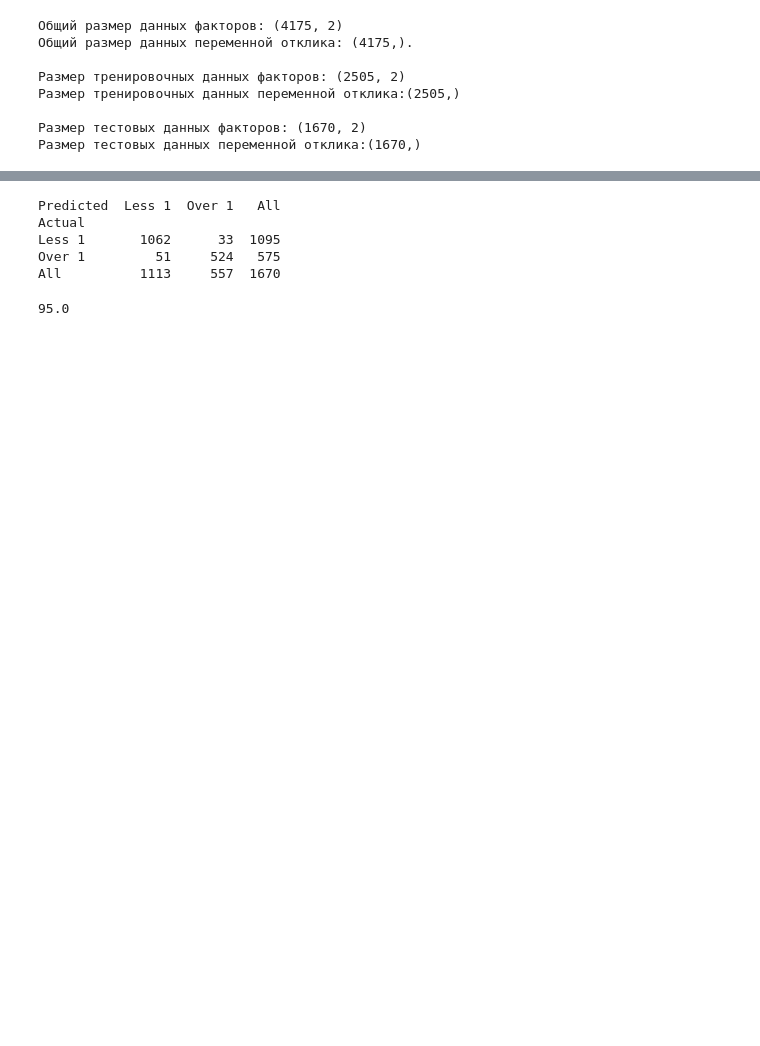
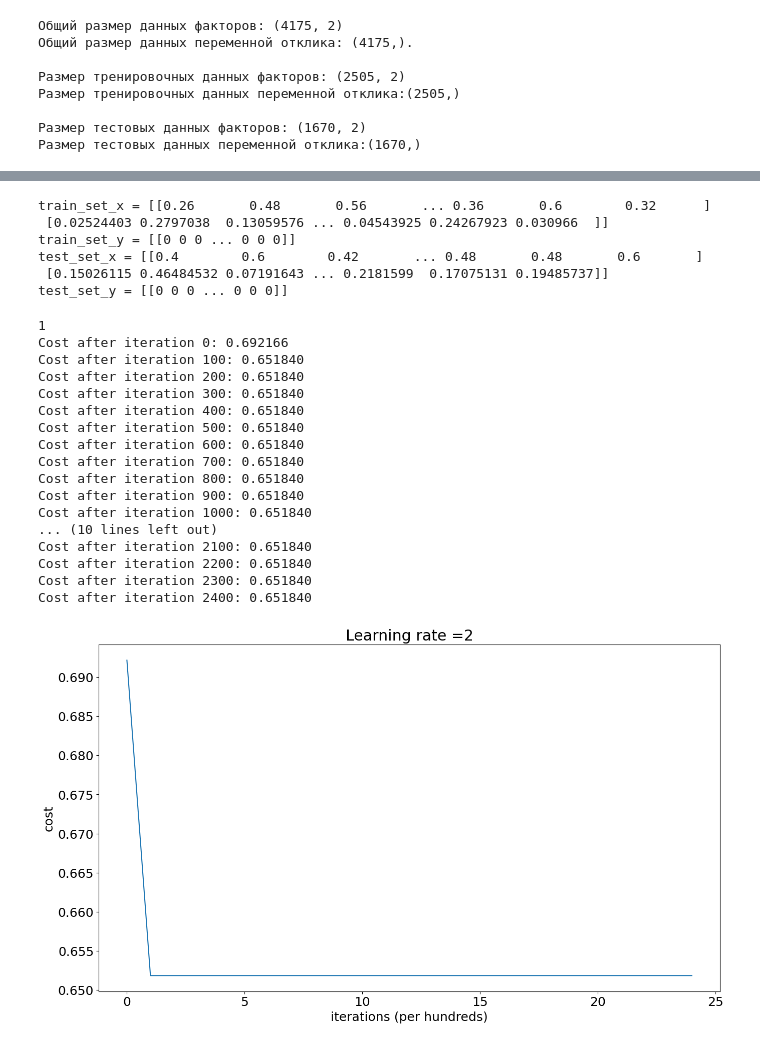
Before and after one commit to Maeatik/mash, a Jupyter notebook: 11/main.ipynb, the cells around one changed output, grey strips where cells are left out. Cells and saved outputs as stored; diff of their text form; code cells hidden in the pictures; blank space fills up the shorter version.

Commit message:
update perceptron

```diff
--- a/11/main.ipynb
+++ b/11/main.ipynb
@@ -162,9 +160,0 @@ sns.scatterplot(data=df, x='Height', y='Shucked_weight', hue='Whole_weight_class
-# %%
-classifier = Perceptron()
-classifier.fit(X_train, y_train)
-y_pred = classifier.predict(X_test)
-
-print(classification_report(y_pred, y_test))
-print(confusion_matrix(y_pred, y_test))
-
-print(f'Количество неправильно отмеченных точек из общего числа точек: {X_test.shape[0], (y_test!=y_pred).sum()}')
@@ -184,16 +160,0 @@ weighted avg       0.95      0.95      0.95      1670
-# %%
-dat = {'y_Actual': y_test, 'y_Predicted': y_pred}
-dff = pd.DataFrame(dat, columns=['y_Actual', 'y_Predicted'])
-cross_table=pd.crosstab(dff['y_Actual'], dff['y_Predicted'],
-                       rownames=['Actual'], colnames=['Predicted'], margins=True)
-print(cross_table)
-# %% [output]
-Predicted  Less 1  Over 1   All
-Actual
-Less 1       1062      33  1095
-Over 1         51     524   575
-All          1113     557  1670
-# %%
-100*round(1-(51+33)/1670, 2)
-# %% [output]
-95.0
@@ -199,0 +311,45 @@ All          1113     557  1670
+# %%
+min_max_scaler = preprocessing.MinMaxScaler()
+normed_train_set_x = min_max_scaler.fit_transform(X_train)
+normed_test_set_x = min_max_scaler.fit_transform(X_test)
+
+train_set_x = normed_train_set_x.T
+train_set_y = y_train.values.reshape((1, y_train.size))
+test_set_x = normed_test_set_x.T
+test_set_y = y_test.values.reshape((1, y_test.size))
+
+print("train_set_x = " + str(train_set_x))
+print("train_set_y = " + str(train_set_y))
+print("test_set_x = " + str(test_set_x))
+print("test_set_y = " + str(test_set_y))
+# %% [output]
+train_set_x = [[0.26       0.48       0.56       ... 0.36       0.6        0.32      ]
+ [0.02524403 0.2797038  0.13059576 ... 0.04543925 0.24267923 0.030966  ]]
+train_set_y = [[0 0 0 ... 0 0 0]]
+test_set_x = [[0.4        0.6        0.42       ... 0.48       0.48       0.6       ]
+ [0.15026115 0.46484532 0.07191643 ... 0.2181599  0.17075131 0.19485737]]
+test_set_y = [[0 0 0 ... 0 0 0]]
+# %%
+np.random.seed(10)
+layers_dims = [2, 2505, 50,1]
+print(len(train_set_y))
+parameters = L_layer_model(train_set_x, train_set_y, layers_dims, learning_rate=2, num_iterations=2500, print_cost=True)
+# %% [output]
+1
+Cost after iteration 0: 0.692166
+Cost after iteration 100: 0.651840
+Cost after iteration 200: 0.651840
+Cost after iteration 300: 0.651840
+Cost after iteration 400: 0.651840
+Cost after iteration 500: 0.651840
+Cost after iteration 600: 0.651840
+Cost after iteration 700: 0.651840
+Cost after iteration 800: 0.651840
+Cost after iteration 900: 0.651840
+Cost after iteration 1000: 0.651840
+... (10 lines left out)
+Cost after iteration 2100: 0.651840
+Cost after iteration 2200: 0.651840
+Cost after iteration 2300: 0.651840
+Cost after iteration 2400: 0.651840
+[figure, added]
```
Also changed, not shown: parts of 15 cells of this notebook, 1 other file.
